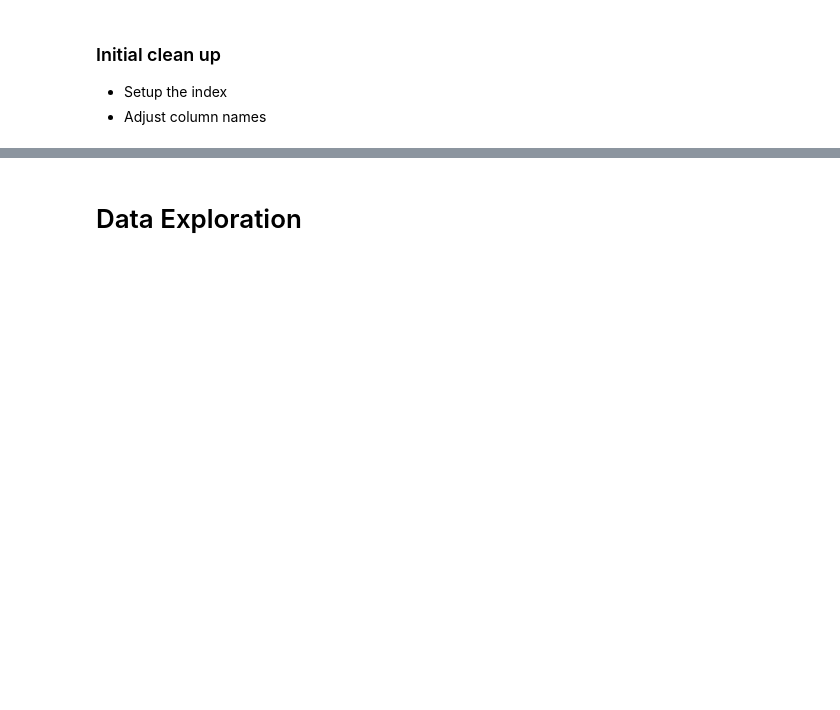
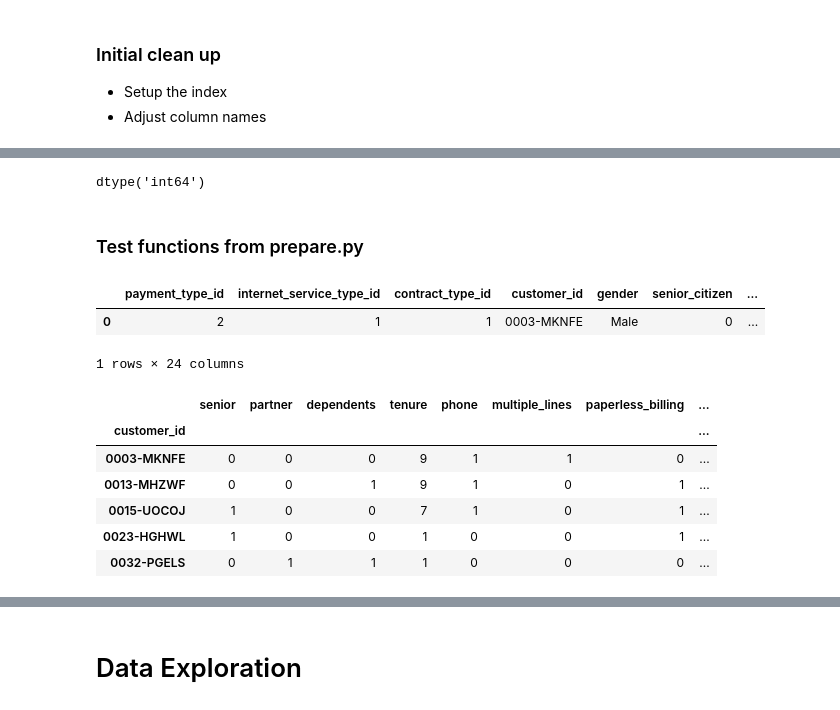
Before and after one commit to aliciag92/classification-project, a Jupyter notebook: working-jupy.ipynb, the cells around one changed output, grey strips where cells are left out. Cells and saved outputs as stored; diff of their text form; code cells hidden in the pictures; blank space fills up the shorter version.

```diff
--- a/working-jupy.ipynb
+++ b/working-jupy.ipynb
@@ -318,0 +465,28 @@ df.head(1).T
+# %%
+#double check data types are integers
+df.multiple_lines.dtypes
+df.add_ons.dtypes
+# %% [output]
+dtype('int64')
+# %% [markdown]
+### Test functions from prepare.py
+# %%
+#start from scratch with our original dataframe
+df = acquire.get_telco_data()
+df.head(1)
+# %% [output]
+|  | payment_type_id | internet_service_type_id | contract_type_id | customer_id | gender | senior_citizen | ... |
+| 0 | 2 | 1 | 1 | 0003-MKNFE | Male | 0 | ... |
+1 rows × 24 columns
+# %%
+#grab cleaned data frame using the clean_telco function in prepare.py
+df = prepare.clean_telco(df)
+df.head()
+# %% [output]
+|  | senior | partner | dependents | tenure | phone | multiple_lines | paperless_billing | ... |
+| customer_id |  |  |  |  |  |  |  | ... |
+| 0003-MKNFE | 0 | 0 | 0 | 9 | 1 | 1 | 0 | ... |
+| 0013-MHZWF | 0 | 0 | 1 | 9 | 1 | 0 | 1 | ... |
+| 0015-UOCOJ | 1 | 0 | 0 | 7 | 1 | 0 | 1 | ... |
+| 0023-HGHWL | 1 | 0 | 0 | 1 | 0 | 0 | 1 | ... |
+| 0032-PGELS | 0 | 1 | 1 | 1 | 0 | 0 | 0 | ... |
```
Also changed, not shown: parts of 82 cells of this notebook.
